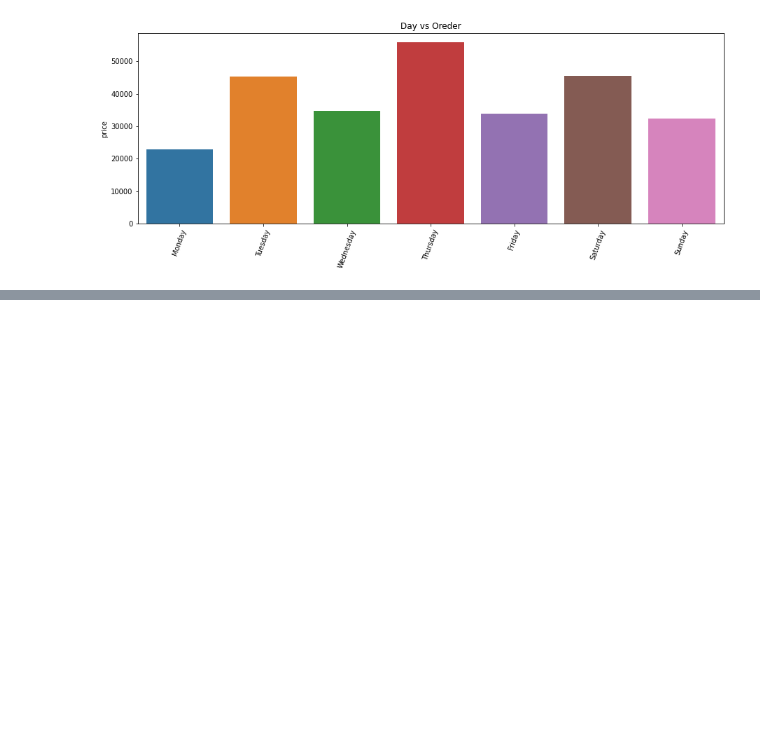
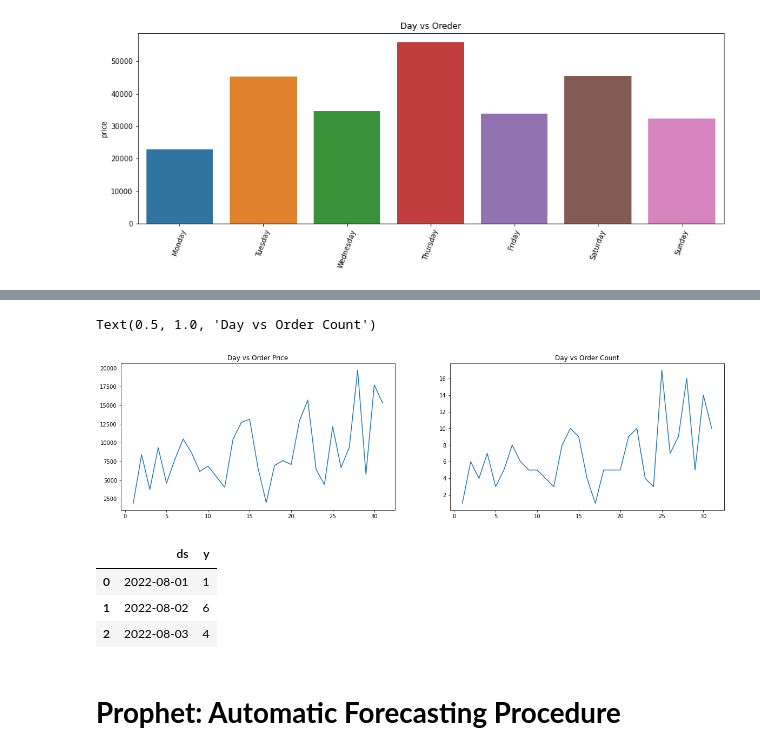
Before and after one commit to sahilr005/ml, a Jupyter notebook: messho-ordes-eda.ipynb, the cells around one changed output, grey strips where cells are left out. Drawn from its saved outputs; the diff is of its cells as text; code cells hidden in the pictures; blank space fills up the shorter version.

Commit message:
Kaggle Notebook | Messho Ordes EDA | Auto Forecasting | Version 5

```diff
--- a/messho-ordes-eda.ipynb
+++ b/messho-ordes-eda.ipynb
@@ -171,7 +171,11 @@ plt.show()
 # extract day from date
 
 data["date"] = pd.to_datetime(data["date"])
+deliverd["date"] = pd.to_datetime(deliverd["date"])
 data["day_name"] = data["date"].dt.day_name()
+data["day"] = data["date"].dt.day
+deliverd["day_name"] = deliverd["date"].dt.day_name()
+deliverd["day"] = deliverd["date"].dt.day
 # %%
 plt.figure(figsize=(15,5))
 sns.barplot(x=data["day_name"].unique() ,y = data.groupby("day_name")["price"].sum())
@@ -182,0 +194,23 @@ plt.show()
+# %%
+plt.figure(figsize=(20,5))
+plt.subplot(1,2,1)
+plt.plot(data["day"].unique(), data.groupby("day")["price"].sum())
+plt.title("Day vs Order Price")
+plt.subplot(1,2,2)
+plt.plot(data["day"].unique(), data.groupby("day")["price"].count())
+plt.title("Day vs Order Count")
+# %% [output]
+Text(0.5, 1.0, 'Day vs Order Count')
+[figure, added]
+# %%
+pred_df = data.groupby("date")["price"].count().to_frame()
+pred_df.reset_index(inplace=True)
+pred_df.columns = ["ds","y"]
+pred_df.head(3)
+# %% [output]
+|  | ds | y |
+| 0 | 2022-08-01 | 1 |
+| 1 | 2022-08-02 | 6 |
+| 2 | 2022-08-03 | 4 |
+# %% [markdown]
+# **Prophet: Automatic Forecasting Procedure**
```
Also changed, not shown: parts of 7 cells of this notebook.
